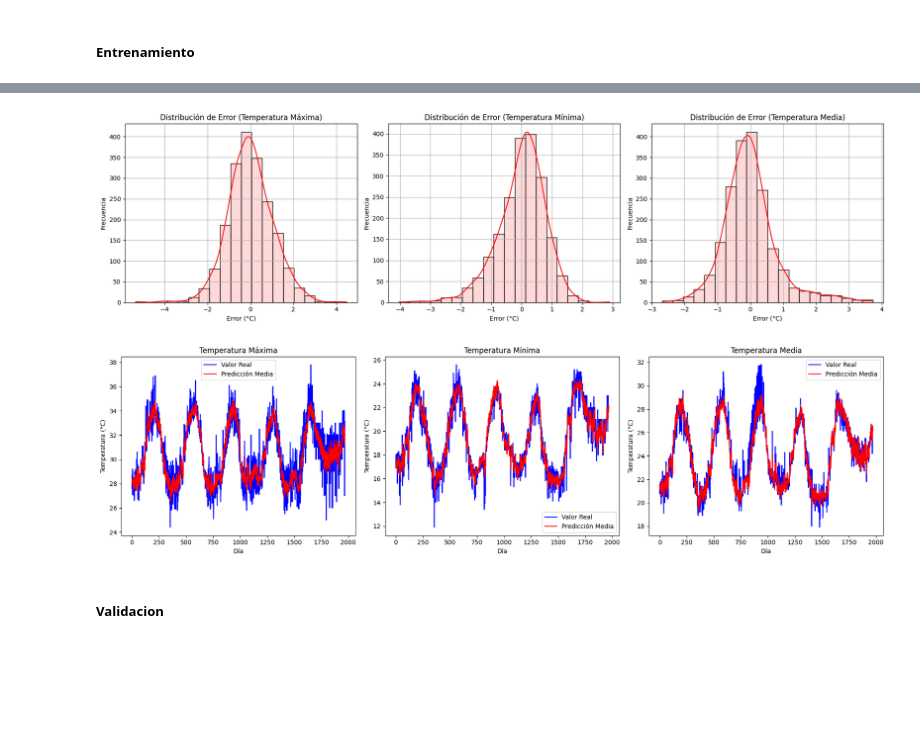
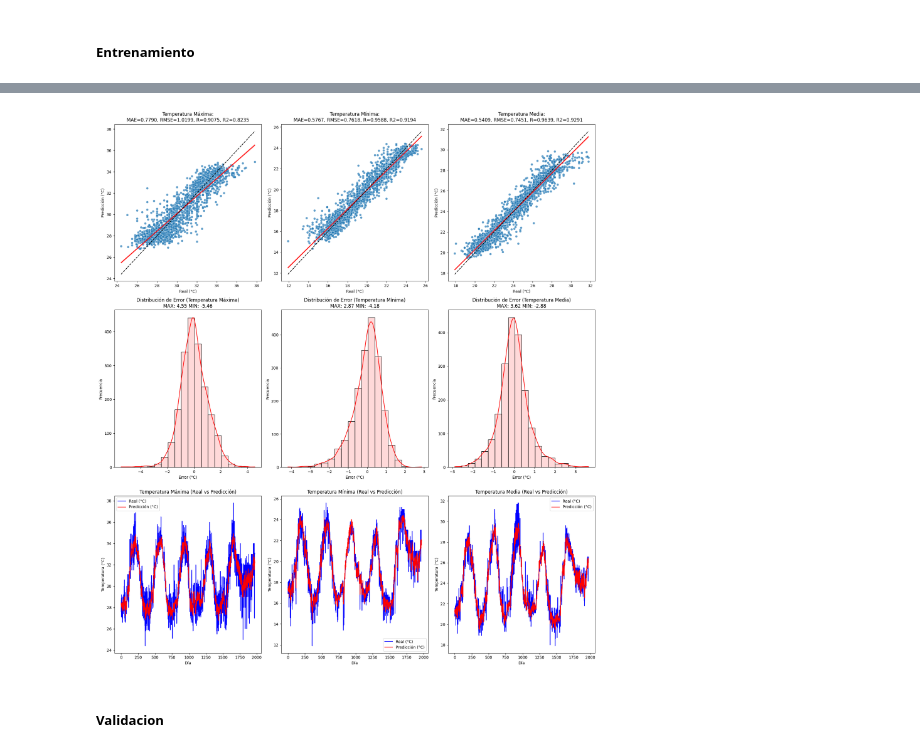
Before and after one commit to Ronald2328/Tesis-RNN-2024, a Jupyter notebook: Explore_model.ipynb, the cells around one changed output, grey strips where cells are left out. Cells and saved outputs as stored; diff of their text form; code cells hidden in the pictures; blank space fills up the shorter version.

```diff
--- a/Explore_model.ipynb
+++ b/Explore_model.ipynb
@@ -649,68 +703,8 @@ plt.show()
-# %%
-# Calcular los errores para cada temperatura en los datos de entrenamiento
-error_max = y_train[:, 0] - y_pred[:, 0]
-error_min = y_train[:, 1] - y_pred[:, 1]
-error_media = y_train[:, 2] - y_pred[:, 2]
-
-# Graficar la distribución de los errores usando histograma con KDE
-fig, axes = plt.subplots(1, 3, figsize=(18, 5))
-
-# Distribución de error en temperatura máxima (histograma con KDE)
-sns.histplot(error_max, ax=axes[0], kde=True, color='red', bins=20, fill=True, alpha=0.15)
-axes[0].set_title('Distribución de Error (Temperatura Máxima)')
-axes[0].set_xlabel('Error (°C)')
-axes[0].set_ylabel('Frecuencia')
-axes[0].grid(True)
-
-# Distribución de error en temperatura mínima (histograma con KDE)
-sns.histplot(error_min, ax=axes[1], kde=True, color='red', bins=20, fill=True, alpha=0.15)
-axes[1].set_title('Distribución de Error (Temperatura Mínima)')
-axes[1].set_xlabel('Error (°C)')
-axes[1].set_ylabel('Frecuencia')
-axes[1].grid(True)
-
-# Distribución de error en temperatura media (histograma con KDE)
-sns.histplot(error_media, ax=axes[2], kde=True, color='red', bins=20, fill=True, alpha=0.15)
-axes[2].set_title('Distribución de Error (Temperatura Media)')
-axes[2].set_xlabel('Error (°C)')
-axes[2].set_ylabel('Frecuencia')
-axes[2].grid(True)
-
-plt.tight_layout()
-plt.show()
-# %% [output]
-[figure, removed]
-# %%
-fig, axes = plt.subplots(1, 3, figsize=(18, 5))
-
-# Temperatura máxima
-axes[0].plot(y_train[:, 0], label='Valor Real', color='blue')
-axes[0].plot(y_pred[:, 0], label='Predicción Media', color='red')
-axes[0].set_title('Temperatura Máxima')
-axes[0].set_xlabel('Día')
-axes[0].set_ylabel('Temperatura (°C)')
-axes[0].legend()
-
-# Temperatura mínima
-axes[1].plot(y_train[:, 1], label='Valor Real', color='blue')
-axes[1].plot(y_pred[:, 1], label='Predicción Media', color='red')
-axes[1].set_title('Temperatura Mínima')
-axes[1].set_xlabel('Día')
-axes[1].set_ylabel('Temperatura (°C)')
-axes[1].legend()
-
-# Temperatura media
-axes[2].plot(y_train[:, 2], label='Valor Real', color='blue')
-axes[2].plot(y_pred[:, 2], label='Predicción Media', color='red')
-axes[2].set_title('Temperatura Media')
-axes[2].set_xlabel('Día')
-axes[2].set_ylabel('Temperatura (°C)')
-axes[2].legend()
-
-plt.tight_layout()
-plt.show()
-# %% [output]
-[figure, removed]
+# %%
+# Llamada a la función con los datos de entrenamiento y predicción
+plot_temperature_errors(y_train, y_pred)
+# %% [output]
+[figure, added]
 # %% [markdown]
 ##### Validacion
 # %%
```
Also changed, not shown: parts of 41 cells of this notebook, 5 other files.
